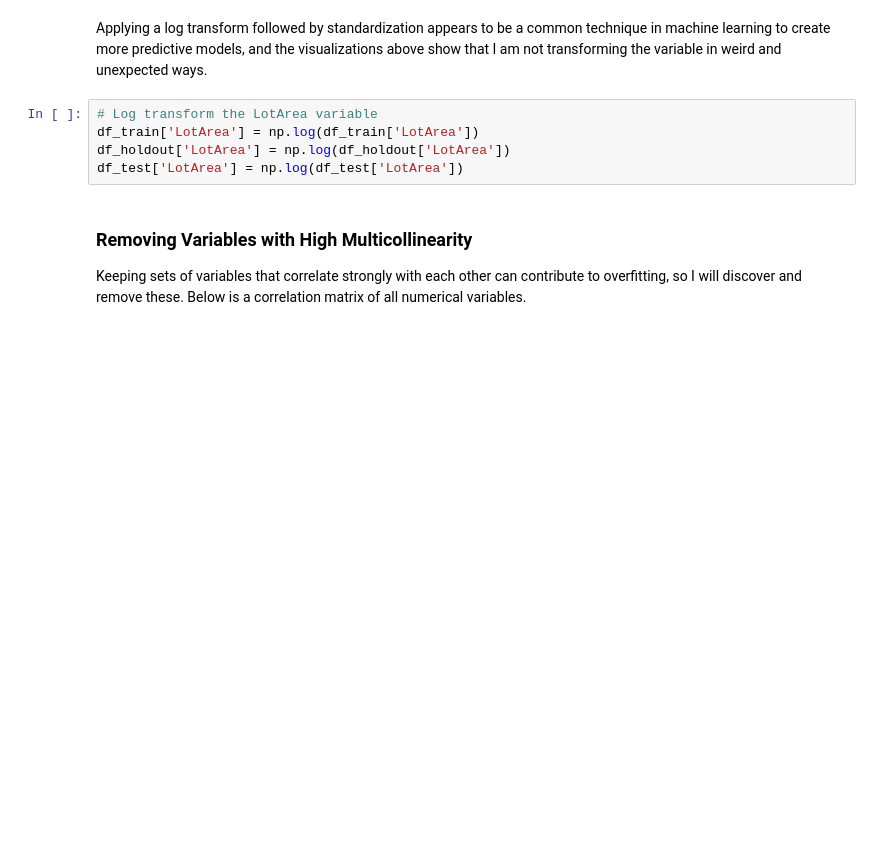
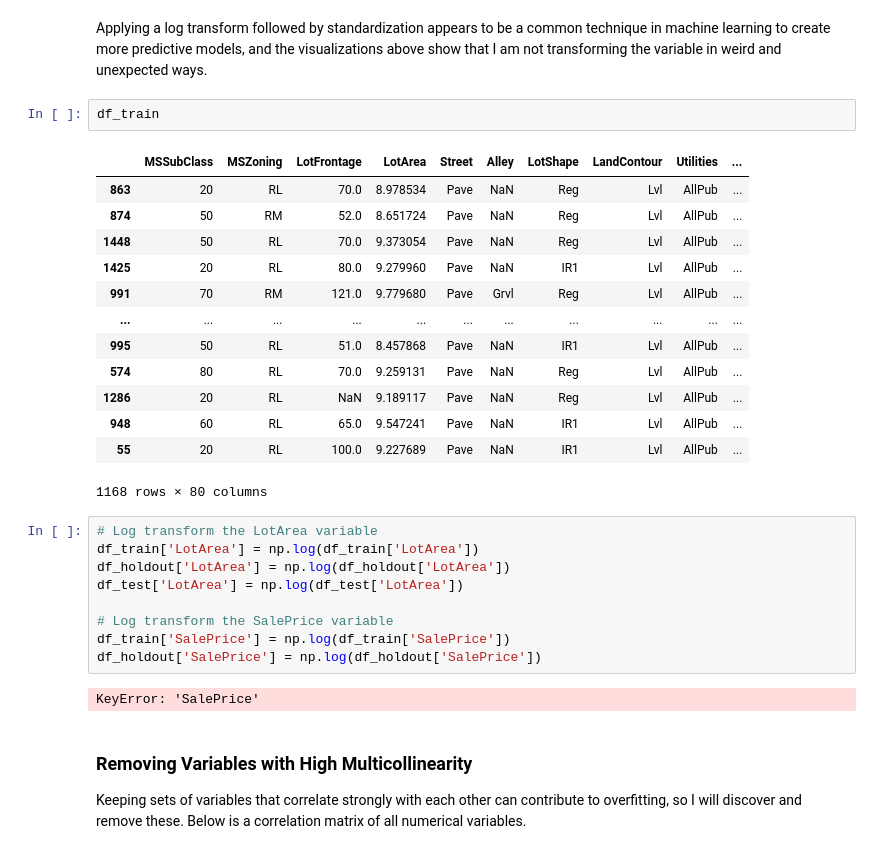
Before and after one commit to valencia21/data-science-projects, a Jupyter notebook: house-price-prediction/Models/sklearn/model.ipynb, the cells around one changed output. Cells and saved outputs as stored; diff of their text form; blank space fills up the shorter version.

```diff
--- a/house-price-prediction/Models/sklearn/model.ipynb
+++ b/house-price-prediction/Models/sklearn/model.ipynb
@@ -159,11 +161,33 @@ plt.show()
 [figure]
 # %% [markdown]
 Applying a log transform followed by standardization appears to be a common technique in machine learning to create more predictive models, and the visualizations above show that I am not transforming the variable in weird and unexpected ways.
+# %%
+df_train
+# %% [output]
+|  | MSSubClass | MSZoning | LotFrontage | LotArea | Street | Alley | LotShape | LandContour | Utilities | ... |
+| 863 | 20 | RL | 70.0 | 8.978534 | Pave | NaN | Reg | Lvl | AllPub | ... |
+| 874 | 50 | RM | 52.0 | 8.651724 | Pave | NaN | Reg | Lvl | AllPub | ... |
+| 1448 | 50 | RL | 70.0 | 9.373054 | Pave | NaN | Reg | Lvl | AllPub | ... |
+| 1425 | 20 | RL | 80.0 | 9.279960 | Pave | NaN | IR1 | Lvl | AllPub | ... |
+| 991 | 70 | RM | 121.0 | 9.779680 | Pave | Grvl | Reg | Lvl | AllPub | ... |
+| ... | ... | ... | ... | ... | ... | ... | ... | ... | ... | ... |
+| 995 | 50 | RL | 51.0 | 8.457868 | Pave | NaN | IR1 | Lvl | AllPub | ... |
+| 574 | 80 | RL | 70.0 | 9.259131 | Pave | NaN | Reg | Lvl | AllPub | ... |
+| 1286 | 20 | RL | NaN | 9.189117 | Pave | NaN | Reg | Lvl | AllPub | ... |
+| 948 | 60 | RL | 65.0 | 9.547241 | Pave | NaN | IR1 | Lvl | AllPub | ... |
+| 55 | 20 | RL | 100.0 | 9.227689 | Pave | NaN | IR1 | Lvl | AllPub | ... |
+1168 rows × 80 columns
 # %%
 # Log transform the LotArea variable
 df_train['LotArea'] = np.log(df_train['LotArea'])
 df_holdout['LotArea'] = np.log(df_holdout['LotArea'])
 df_test['LotArea'] = np.log(df_test['LotArea'])
+
+# Log transform the SalePrice variable
+df_train['SalePrice'] = np.log(df_train['SalePrice'])
+df_holdout['SalePrice'] = np.log(df_holdout['SalePrice'])
+# %% [output]
+KeyError: 'SalePrice'
 # %% [markdown]
 ### Removing Variables with High Multicollinearity
 Keeping sets of variables that correlate strongly with each other can contribute to overfitting, so I will discover and remove these.
```
Also changed, not shown: parts of 13 cells of this notebook, 1 other file.
